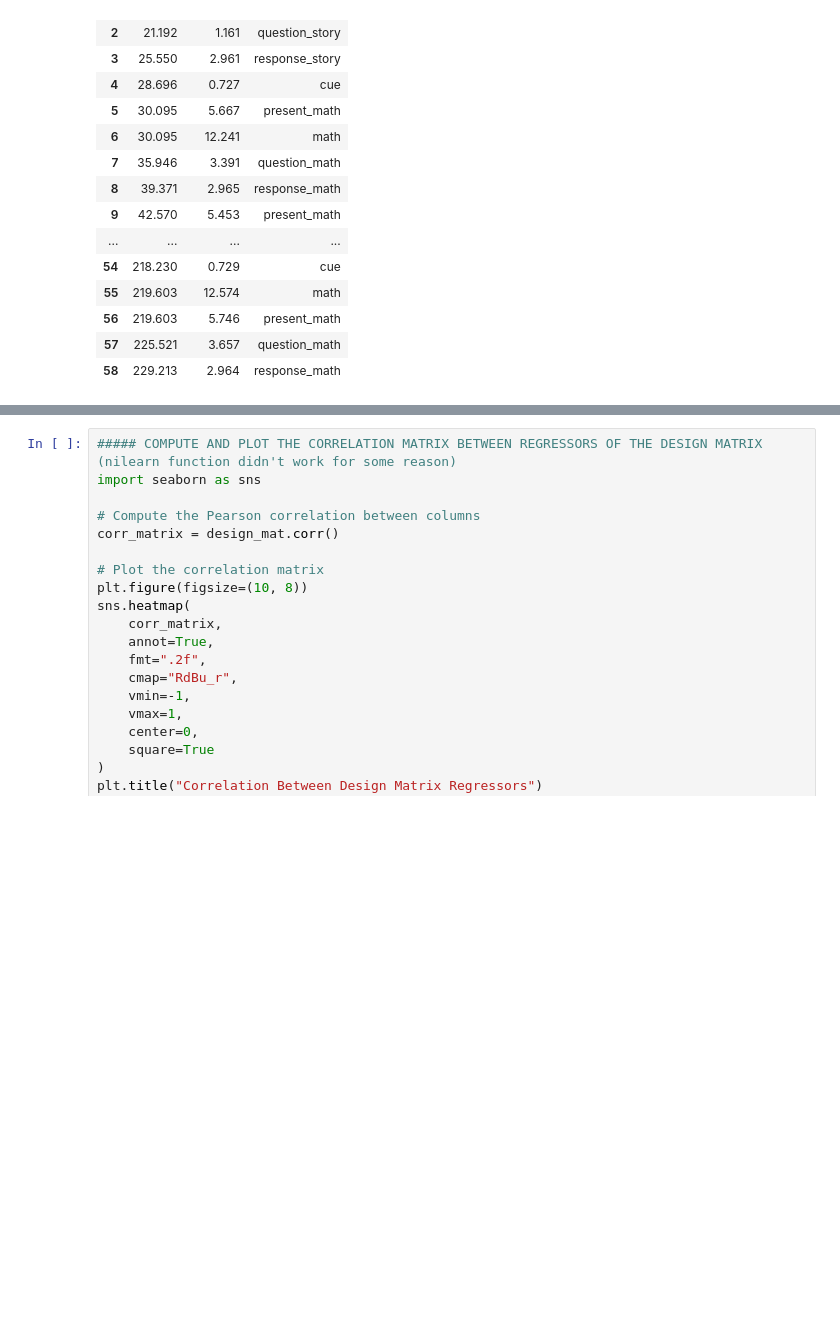
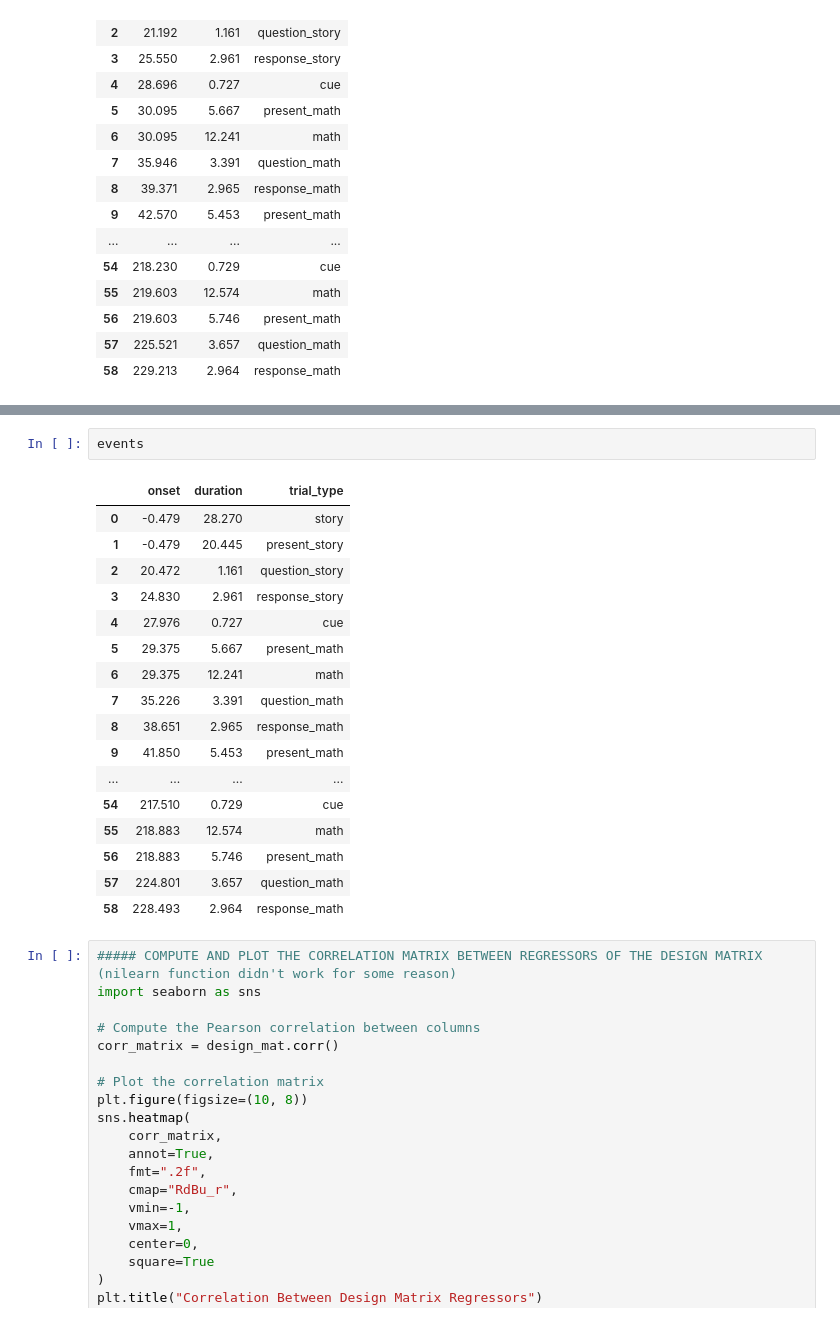
Before and after one commit to nazimov14/NSSP_MiniProjects, a Jupyter notebook: Part1-3_GLM.ipynb, the cells around one changed output, grey strips where cells are left out. Cells and saved outputs as stored; diff of their text form; blank space fills up the shorter version.

```diff
--- a/Part1-3_GLM.ipynb
+++ b/Part1-3_GLM.ipynb
@@ -145,3 +152,23 @@ Repetition Time (TR): 0.7200000286102295 seconds
+# %%
+events
+# %% [output]
+|  | onset | duration | trial_type |
+| 0 | -0.479 | 28.270 | story |
+| 1 | -0.479 | 20.445 | present_story |
+| 2 | 20.472 | 1.161 | question_story |
+| 3 | 24.830 | 2.961 | response_story |
+| 4 | 27.976 | 0.727 | cue |
+| 5 | 29.375 | 5.667 | present_math |
+| 6 | 29.375 | 12.241 | math |
+| 7 | 35.226 | 3.391 | question_math |
+| 8 | 38.651 | 2.965 | response_math |
+| 9 | 41.850 | 5.453 | present_math |
+| ... | ... | ... | ... |
+| 54 | 217.510 | 0.729 | cue |
+| 55 | 218.883 | 12.574 | math |
+| 56 | 218.883 | 5.746 | present_math |
+| 57 | 224.801 | 3.657 | question_math |
+| 58 | 228.493 | 2.964 | response_math |
 # %%
 ##### COMPUTE AND PLOT THE CORRELATION MATRIX BETWEEN REGRESSORS OF THE DESIGN MATRIX (nilearn function didn't work for some reason)
 import seaborn as sns
```
Also changed, not shown: parts of 10 cells of this notebook.
